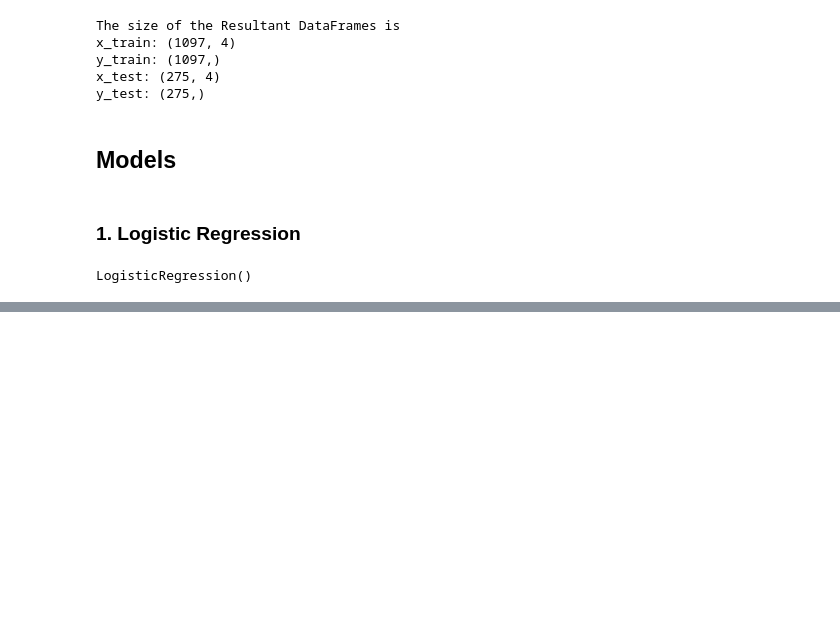
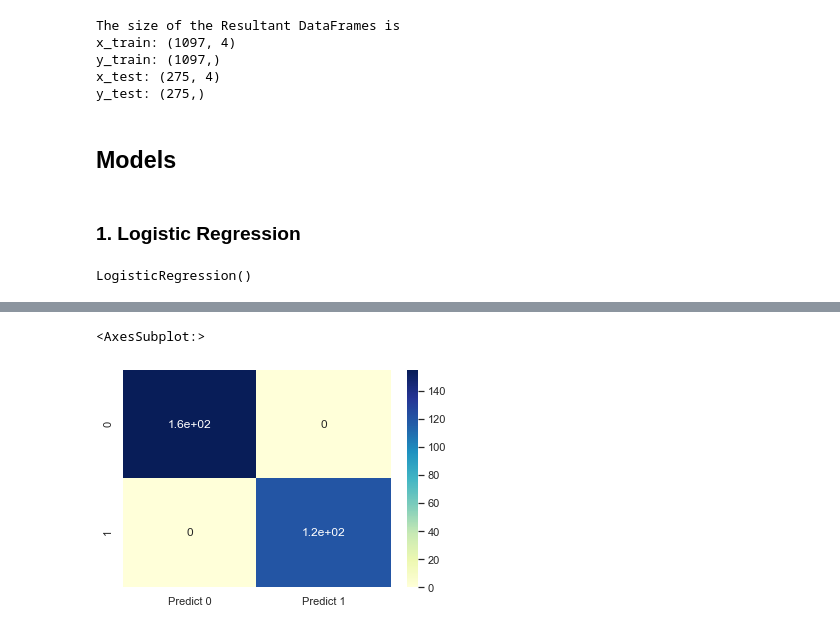
Before and after one commit to VarunReddy01/Fake-Bank-Notes-Detection, a Jupyter notebook: FakeBankNotesDetection.ipynb, the cells around one changed output, grey strips where cells are left out. Drawn from its saved outputs; the diff is of its cells as text; code cells hidden in the pictures; blank space fills up the shorter version.

```diff
--- a/FakeBankNotesDetection.ipynb
+++ b/FakeBankNotesDetection.ipynb
@@ -213,0 +258,5 @@ LogisticRegression()
+# %%
+from sklearn.neighbors import KNeighborsClassifier
+
+knn = KNeighborsClassifier() # The default 'k' value in sklearn.neighbors.KNeighborsClassifier is 5.
+knn.fit(x_train, y_train)
@@ -213,0 +300,4 @@ LogisticRegression()
+# %%
+from sklearn.svm import SVC
+svm = SVC(random_state=0)
+svm.fit(x_train, y_train)
@@ -213,0 +306,11 @@ LogisticRegression()
+# %%
+print('Train Data Accuracy Score:', accuracy_score(y_train, svm.predict(x_train)))
+print('Test Data Accuracy Score:', accuracy_score(y_test, svm.predict(x_test)))
+print('')
+
+print('Confusion Matrix:')
+cm= confusion_matrix(y_test, svm.predict(x_test))
+print(cm)
+print('')
+
+print('f1_score', f1_score(y_test, svm.predict(x_test)))
@@ -213,0 +326,7 @@ LogisticRegression()
+# %%
+df_cm = pd.DataFrame(cm, index = [i for i in [0,1]],
+                  columns = [i for i in ["Predict 0","Predict 1"]])
+sns.heatmap(df_cm, annot=True, cmap="YlGnBu")
+# %% [output]
+<AxesSubplot:>
+[figure, added]
```
Also changed, not shown: parts of 11 cells of this notebook.
